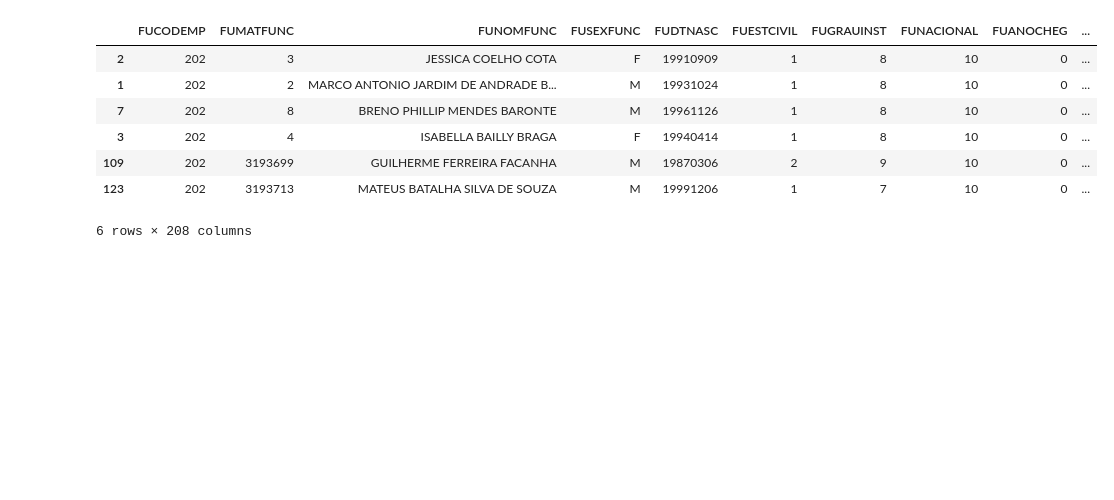
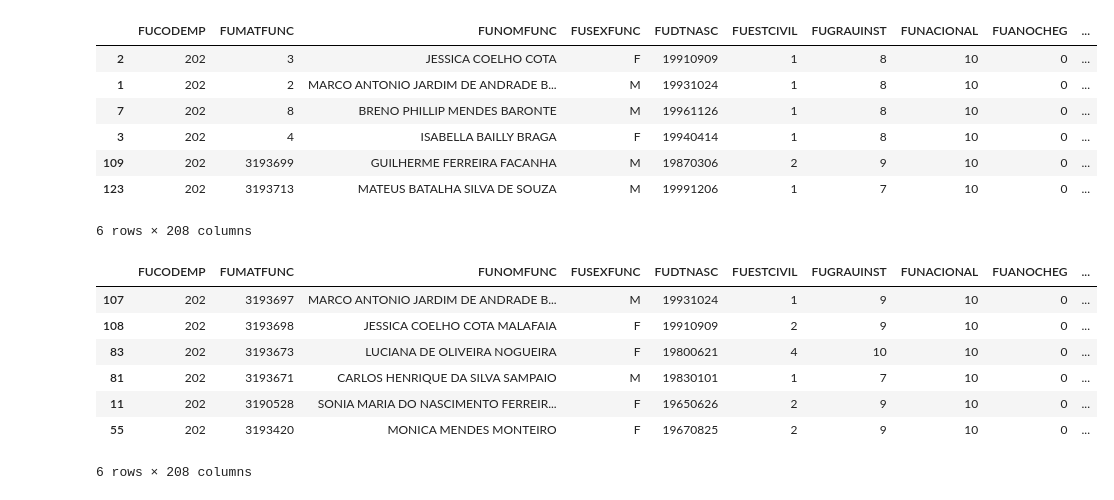
Before and after one commit to MacFernand/Python, a Jupyter notebook: Aula_3.ipynb, the cells around one changed output. Drawn from its saved outputs; the diff is of its cells as text; code cells hidden in the pictures; blank space fills up the shorter version.

```diff
--- a/Aula_3.ipynb
+++ b/Aula_3.ipynb
@@ -323,3 +323,16 @@ df_func.sort_values(by='FUCODSITU').tail(6)
 | 109 | 202 | 3193699 | GUILHERME FERREIRA FACANHA | M | 19870306 | 2 | 9 | 10 | 0 | ... |
 | 123 | 202 | 3193713 | MATEUS BATALHA SILVA DE SOUZA | M | 19991206 | 1 | 7 | 10 | 0 | ... |
 6 rows × 208 columns
+# %%
+# Order in descending order
+
+df_func.sort_values(by='FUCODSITU', ascending = False).tail(6)
+# %% [output]
+|  | FUCODEMP | FUMATFUNC | FUNOMFUNC | FUSEXFUNC | FUDTNASC | FUESTCIVIL | FUGRAUINST | FUNACIONAL | FUANOCHEG | ... |
+| 107 | 202 | 3193697 | MARCO ANTONIO JARDIM DE ANDRADE B... | M | 19931024 | 1 | 9 | 10 | 0 | ... |
+| 108 | 202 | 3193698 | JESSICA COELHO COTA MALAFAIA | F | 19910909 | 2 | 9 | 10 | 0 | ... |
+| 83 | 202 | 3193673 | LUCIANA DE OLIVEIRA NOGUEIRA | F | 19800621 | 4 | 10 | 10 | 0 | ... |
+| 81 | 202 | 3193671 | CARLOS HENRIQUE DA SILVA SAMPAIO | M | 19830101 | 1 | 7 | 10 | 0 | ... |
+| 11 | 202 | 3190528 | SONIA MARIA DO NASCIMENTO FERREIR... | F | 19650626 | 2 | 9 | 10 | 0 | ... |
+| 55 | 202 | 3193420 | MONICA MENDES MONTEIRO | F | 19670825 | 2 | 9 | 10 | 0 | ... |
+6 rows × 208 columns
```
Also changed, not shown: parts of 2 cells of this notebook.
